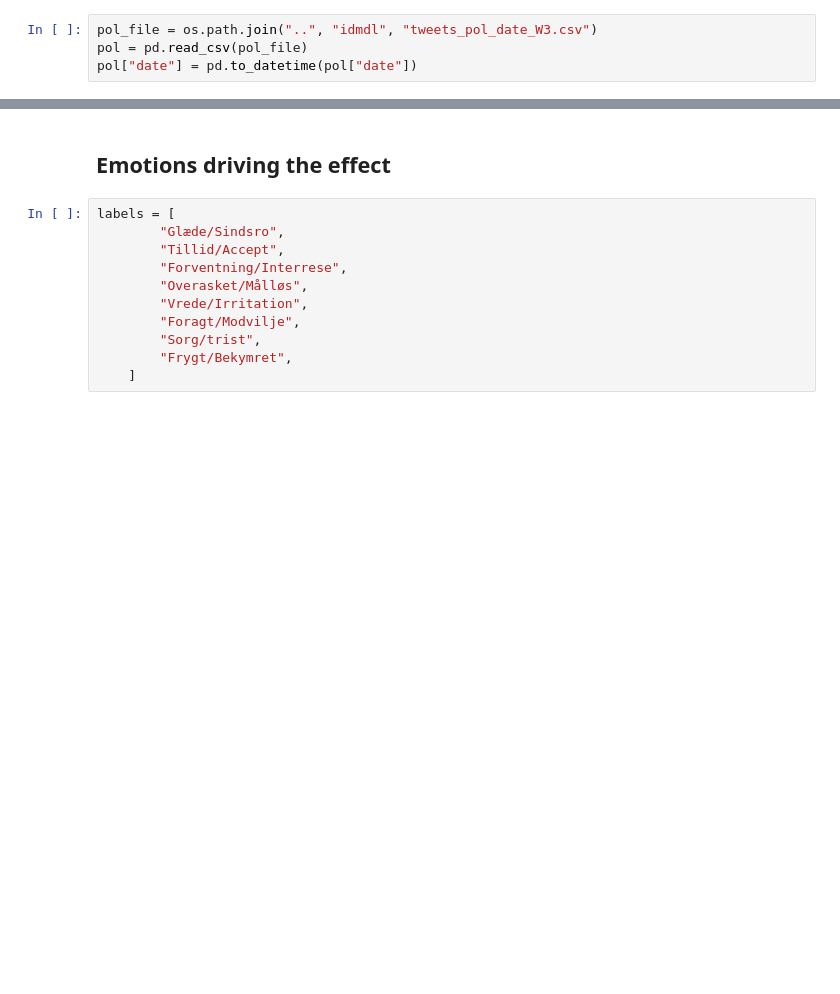
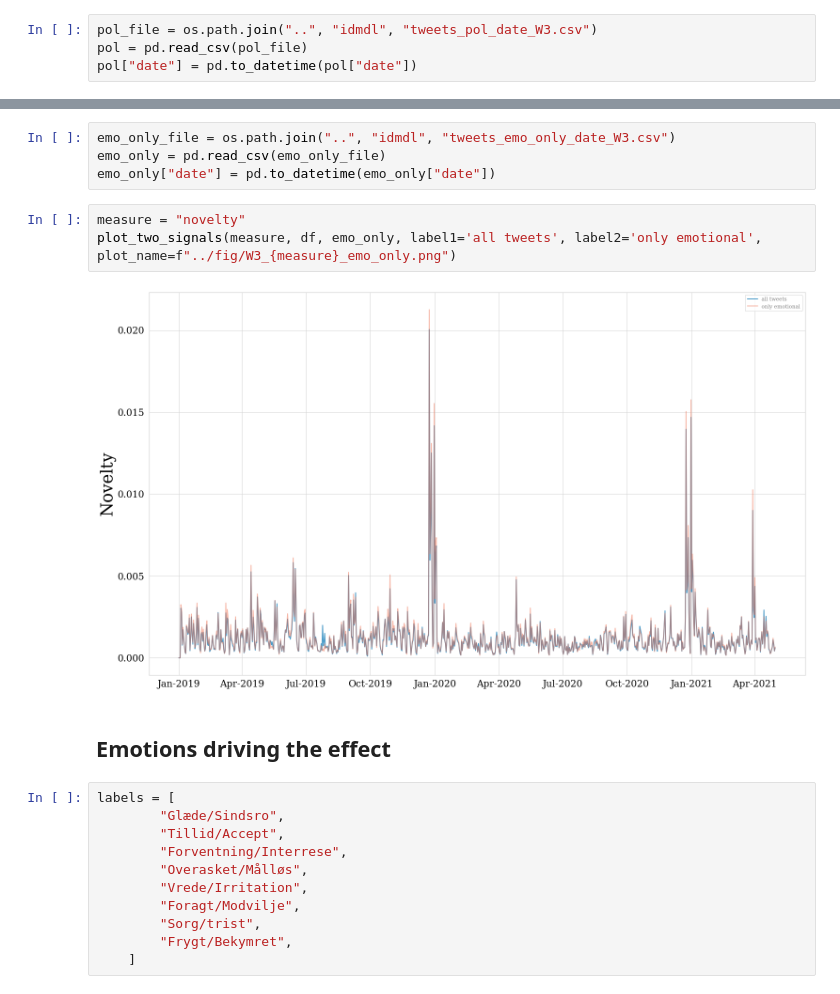
Before and after one commit to saraoe/emoDynamics, a Jupyter notebook: notebooks/vis_emotionFluxus.ipynb, the cells around one changed output, grey strips where cells are left out. Saved outputs shown, nothing was run; the diff lists cells and outputs as text; blank space fills up the shorter version.

```diff
--- a/notebooks/vis_emotionFluxus.ipynb
+++ b/notebooks/vis_emotionFluxus.ipynb
@@ -197,3 +202,12 @@ plot_two_signals(measure, df, pol, plot_name=f"../fig/W3_{measure}_both.png")
+# %%
+emo_only_file = os.path.join("..", "idmdl", "tweets_emo_only_date_W3.csv")
+emo_only = pd.read_csv(emo_only_file)
+emo_only["date"] = pd.to_datetime(emo_only["date"])
+# %%
+measure = "novelty"
+plot_two_signals(measure, df, emo_only, label1='all tweets', label2='only emotional', plot_name=f"../fig/W3_{measure}_emo_only.png")
+# %% [output]
+[figure, added]
 # %% [markdown]
 ## Emotions driving the effect
 # %%
```
Also changed, not shown: parts of 13 cells of this notebook, 5 other files.
